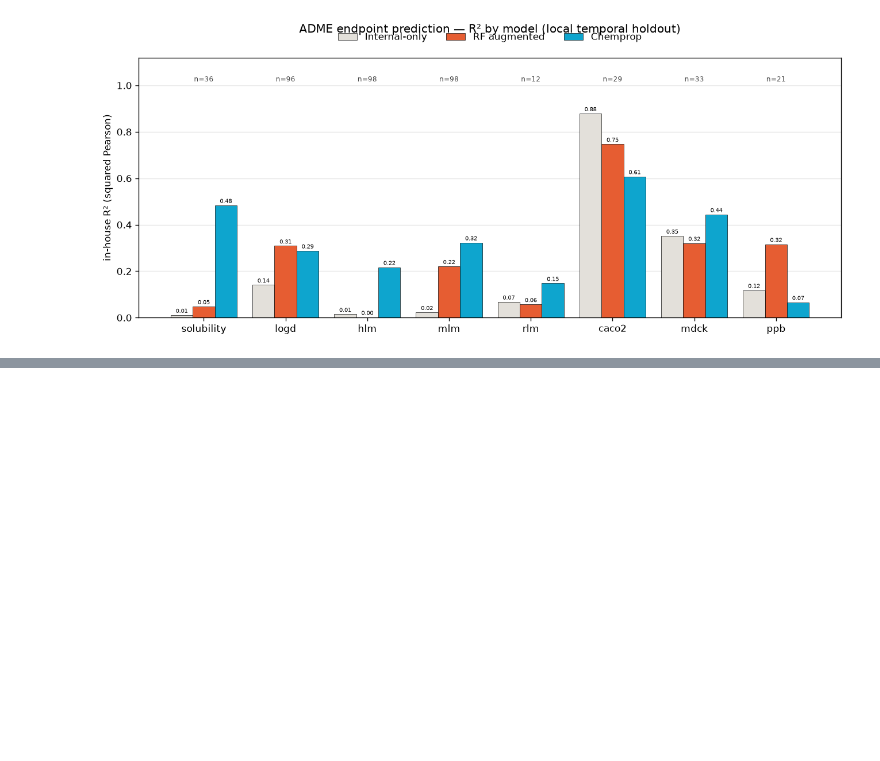
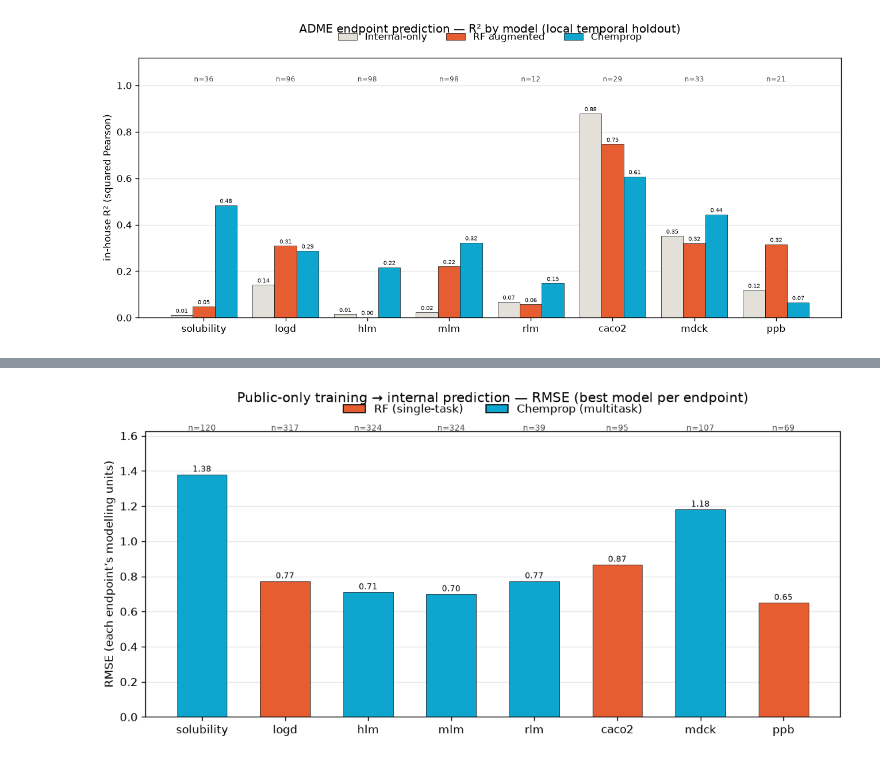
Before and after one commit to gtamo39/ADME_ML, a Jupyter notebook: vignettes/Summary_results.ipynb, the cells around one changed output, grey strips where cells are left out. Saved outputs shown, nothing was run; the diff lists cells and outputs as text; code cells hidden in the pictures; blank space fills up the shorter version.

```diff
--- a/vignettes/Summary_results.ipynb
+++ b/vignettes/Summary_results.ipynb
@@ -164,0 +218,25 @@ parity(ENDPOINT, MODEL, ARM)
+# %%
+## plotting public training and internal prediction: RMSE of the best model/grouping trained on PUBLIC only, predicting ALL internal
+import yaml
+from matplotlib.patches import Patch
+palette = yaml.safe_load(open('config/config.yaml'))['SERAC_C']
+res = pd.read_csv('output/predictions_runs/summary_public_to_internal.csv')
+
+colors = [palette['ember'] if w.startswith('RF') else palette['azure'] for w in res['winner']]   # RF vs chemprop
+x = np.arange(len(res))
+fig, ax = plt.subplots(figsize=(9.5, 4.6), dpi=120)
+bars = ax.bar(x, res['publiconly_rmse'], 0.6, color=colors, edgecolor='black', linewidth=0.4)
+ax.bar_label(bars, fmt='%.2f', fontsize=7, padding=1)
+top = res['publiconly_rmse'].max() * 1.18
+for xi, n in zip(x, res['publiconly_n']):                        # internal compounds predicted (all internal)
+    ax.text(xi, top * 0.995, f'n={int(n)}', ha='center', va='bottom', fontsize=7, color='#444')
+ax.set_xticks(x); ax.set_xticklabels(res['endpoint'])
+ax.set_ylabel('RMSE (each endpoint\u2019s modelling units)'); ax.set_ylim(0, top)
+ax.set_title('Public-only training \u2192 internal prediction \u2014 RMSE (best model per endpoint)', pad=26)
+ax.legend(handles=[Patch(facecolor=palette['ember'], edgecolor='black', label='RF (single-task)'),
+                   Patch(facecolor=palette['azure'], edgecolor='black', label='Chemprop (multitask)')],
+          frameon=False, ncol=2, loc='upper center', bbox_to_anchor=(0.5, 1.13))
+ax.grid(axis='y', alpha=0.3); ax.set_axisbelow(True)
+plt.tight_layout(); plt.show()
+# %% [output]
+[figure, added]
```
Also changed, not shown: parts of 54 cells of this notebook, 24 other files.
